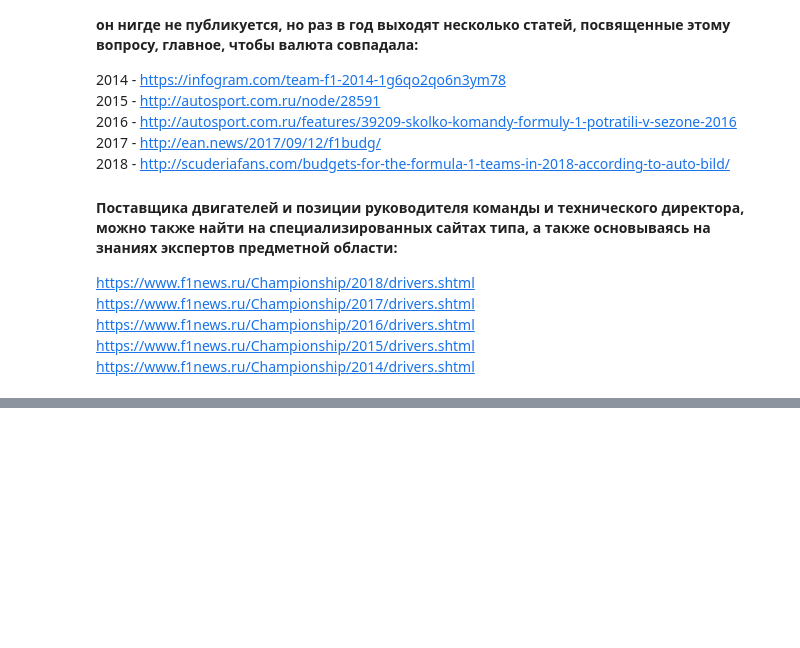
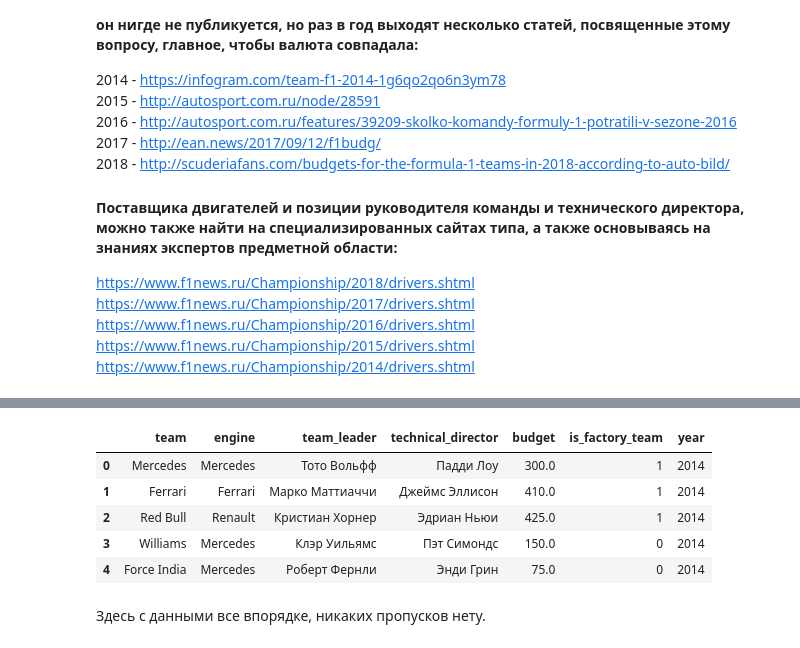
Before and after one commit to AndrewLrrr/f1-guru, a Jupyter notebook: f1-guru.ipynb, the cells around one changed output, grey strips where cells are left out. Saved outputs shown, nothing was run; the diff lists cells and outputs as text; code cells hidden in the pictures; blank space fills up the shorter version.

```diff
--- a/f1-guru.ipynb
+++ b/f1-guru.ipynb
@@ -126,0 +260,2 @@ https://www.f1news.ru/Championship/2014/drivers.shtml
+# %%
+df_teams = pd.read_csv(os.path.join(STORAGE_PATH, 'team-data-2014-2017.csv'))
@@ -126,0 +285,11 @@ https://www.f1news.ru/Championship/2014/drivers.shtml
+# %%
+df_teams.head()
+# %% [output]
+|  | team | engine | team_leader | technical_director | budget | is_factory_team | year |
+| 0 | Mercedes | Mercedes | Тото Вольфф | Падди Лоу | 300.0 | 1 | 2014 |
+| 1 | Ferrari | Ferrari | Марко Маттиаччи | Джеймс Эллисон | 410.0 | 1 | 2014 |
+| 2 | Red Bull | Renault | Кристиан Хорнер | Эдриан Ньюи | 425.0 | 1 | 2014 |
+| 3 | Williams | Mercedes | Клэр Уильямс | Пэт Симондс | 150.0 | 0 | 2014 |
+| 4 | Force India | Mercedes | Роберт Фернли | Энди Грин | 75.0 | 0 | 2014 |
+# %% [markdown]
+Здесь с данными все впорядке, никаких пропусков нету.
```
Also changed, not shown: parts of 46 cells of this notebook, 5 other files.
